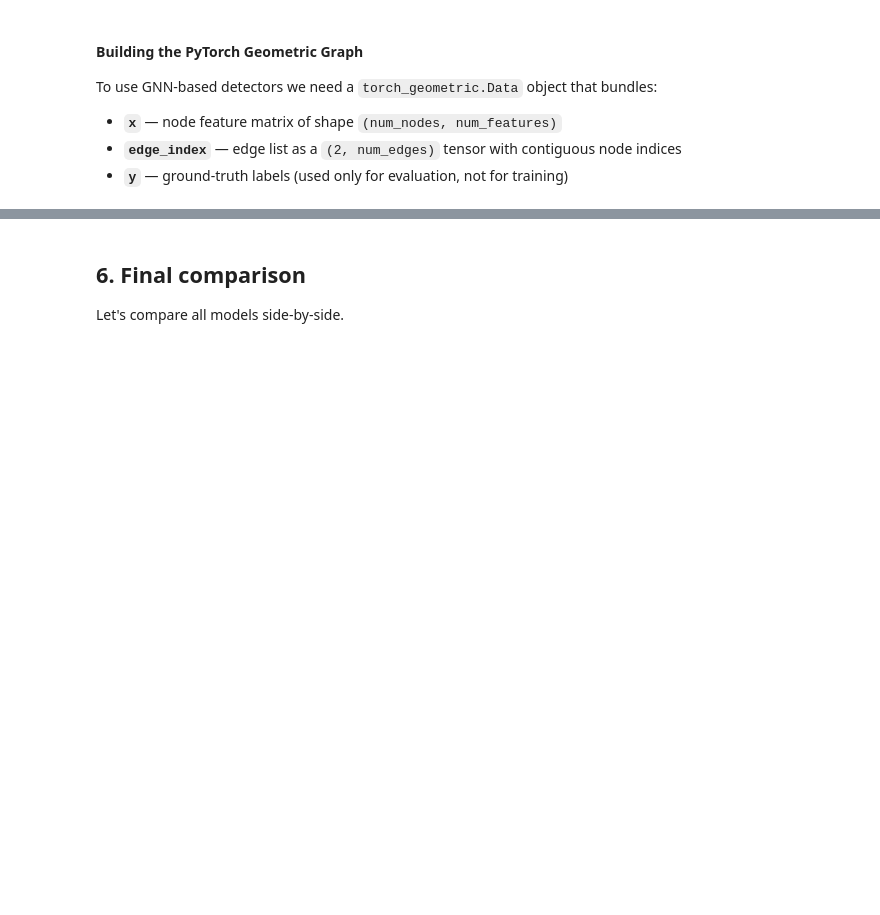
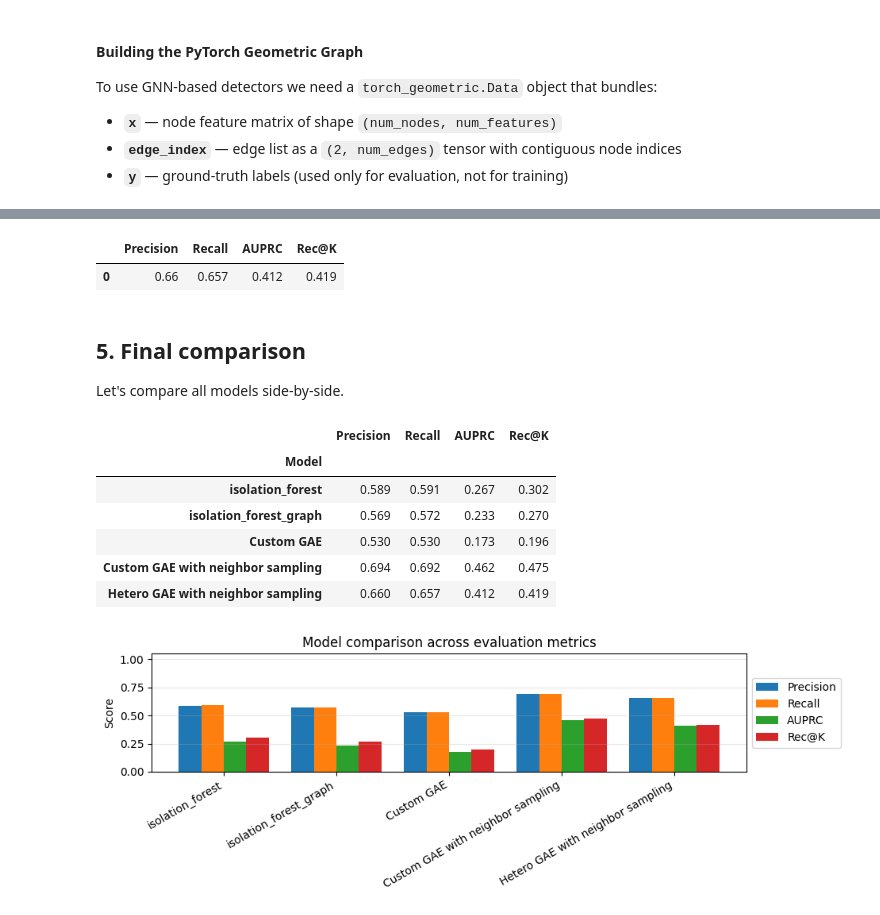
Before and after one commit to ajurcik/MLPrague-2026-test, a Jupyter notebook: 3-unsupervised-learning.ipynb, the cells around one changed output, grey strips where cells are left out. Drawn from its saved outputs; the diff is of its cells as text; code cells hidden in the pictures; blank space fills up the shorter version.

```diff
--- a/3-unsupervised-learning.ipynb
+++ b/3-unsupervised-learning.ipynb
@@ -302,6 +248,6 @@ y = torch.tensor(yelp_chi['spam'].values, dtype=torch.long)
 
 # Create the PyTorch Geometric Data object with x, edge_index, and y
 pytorch_data = Data(x=x, edge_index=edge_index, y=y)
-pytorch_data.to(device)
+pytorch_data = pytorch_data.to(device)
 
 pytorch_data
@@ -383,0 +725,11 @@ cola_results = evaluate_model(
+# %%
+hetero_data = sample_pinsage_hetero(
+    hetero_data,
+    node_type="review",
+    num_neighbors=10,
+    num_walks=300,
+    walk_length=3,
+    restart_prob=0.5,
+    verbose=True,
+    seed=42
+)
@@ -384,11 +847,46 @@ cola_results = evaluate_model(
+# %%
+# Compute per-node reconstruction error as anomaly score
+hetero_gae.eval()
+with torch.no_grad():
+    x_dict = {'review': hetero_data['review'].x}
+    edge_index_dict = {et: hetero_data[et].edge_index for et in edge_types}
+    x_hat = hetero_gae(x_dict, edge_index_dict)
+    recon_error = ((hetero_data['review'].x - x_hat) ** 2).mean(dim=1)
+
+anomaly_scores_hetero = recon_error.cpu().numpy()
+
+threshold_hetero = np.percentile(anomaly_scores_hetero, 100 * (1 - contamination))
+hetero_gae_preds = (anomaly_scores_hetero >= threshold_hetero).astype(int)
+
+hetero_gae_preds_proba = minmax_scale(anomaly_scores_hetero)
+# %%
+hetero_gae_results = evaluate_model(
+    'Hetero GAE with neighbor sampling',
+    hetero_data['review'].y[hetero_data['review'].test_mask].cpu().numpy(),
+    hetero_gae_preds[hetero_data['review'].test_mask.cpu().numpy()],
+    hetero_gae_preds_proba[hetero_data['review'].test_mask.cpu().numpy()],
+)
+# %% [output]
+|  | Precision | Recall | AUPRC | Rec@K |
+| 0 | 0.66 | 0.657 | 0.412 | 0.419 |
 # %% [markdown]
-## 6. Final comparison
+## 5. Final comparison
 
 Let's compare all models side-by-side.
 # %%
 models_results = compare_models([
     isolation_forest_results,
-    autoencoder_results,
-    gae_results,
-    cola_results,
+    isolation_forest_graph_results,
+    custom_gae_results,
+    custom_gae_pinsage_results,
+    hetero_gae_results,
 ])
+# %% [output]
+|  | Precision | Recall | AUPRC | Rec@K |
+| Model |  |  |  |  |
+| isolation_forest | 0.589 | 0.591 | 0.267 | 0.302 |
+| isolation_forest_graph | 0.569 | 0.572 | 0.233 | 0.270 |
+| Custom GAE | 0.530 | 0.530 | 0.173 | 0.196 |
+| Custom GAE with neighbor sampling | 0.694 | 0.692 | 0.462 | 0.475 |
+| Hetero GAE with neighbor sampling | 0.660 | 0.657 | 0.412 | 0.419 |
+[figure, added]
```
Also changed, not shown: parts of 58 cells of this notebook, 1 other file.
